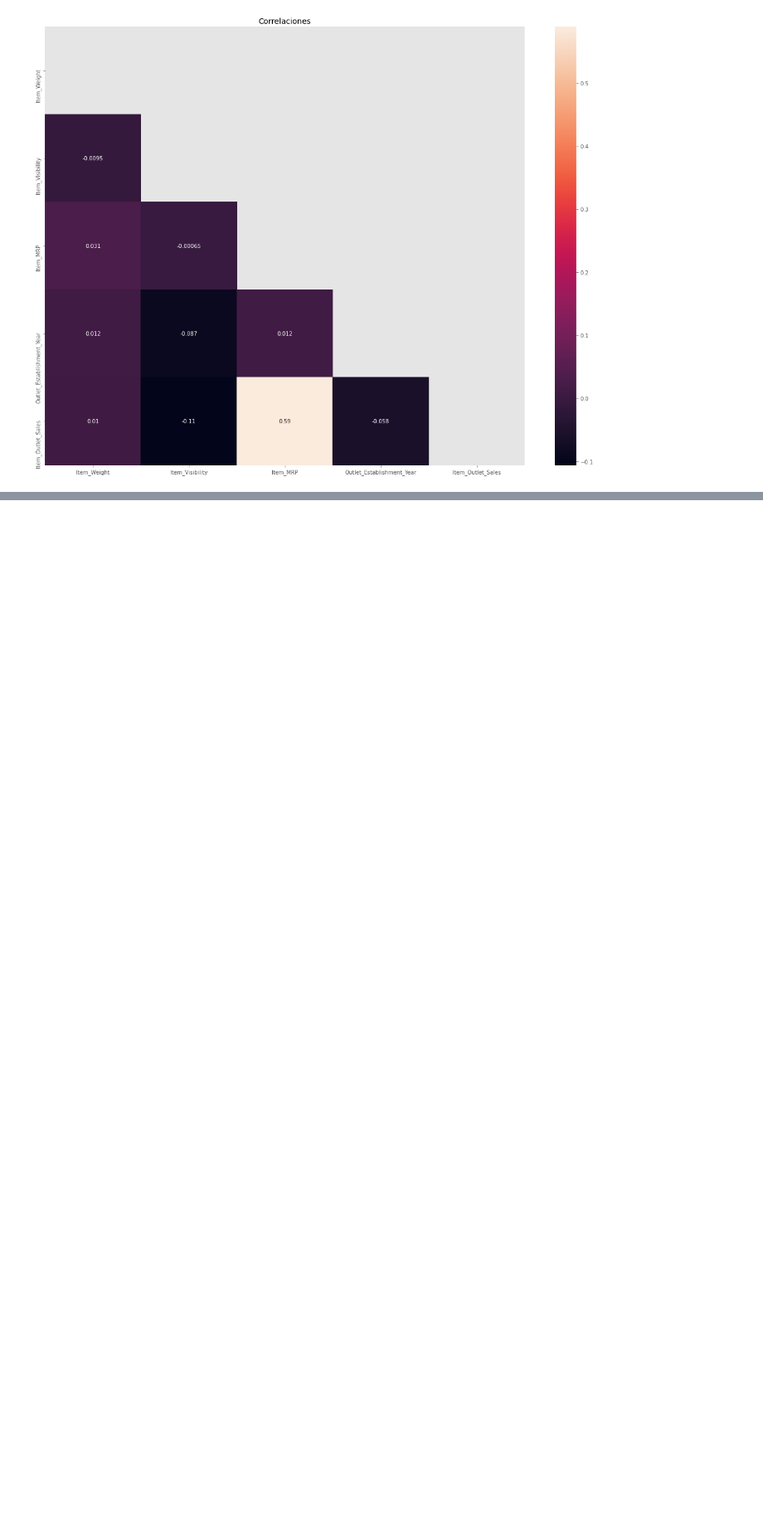
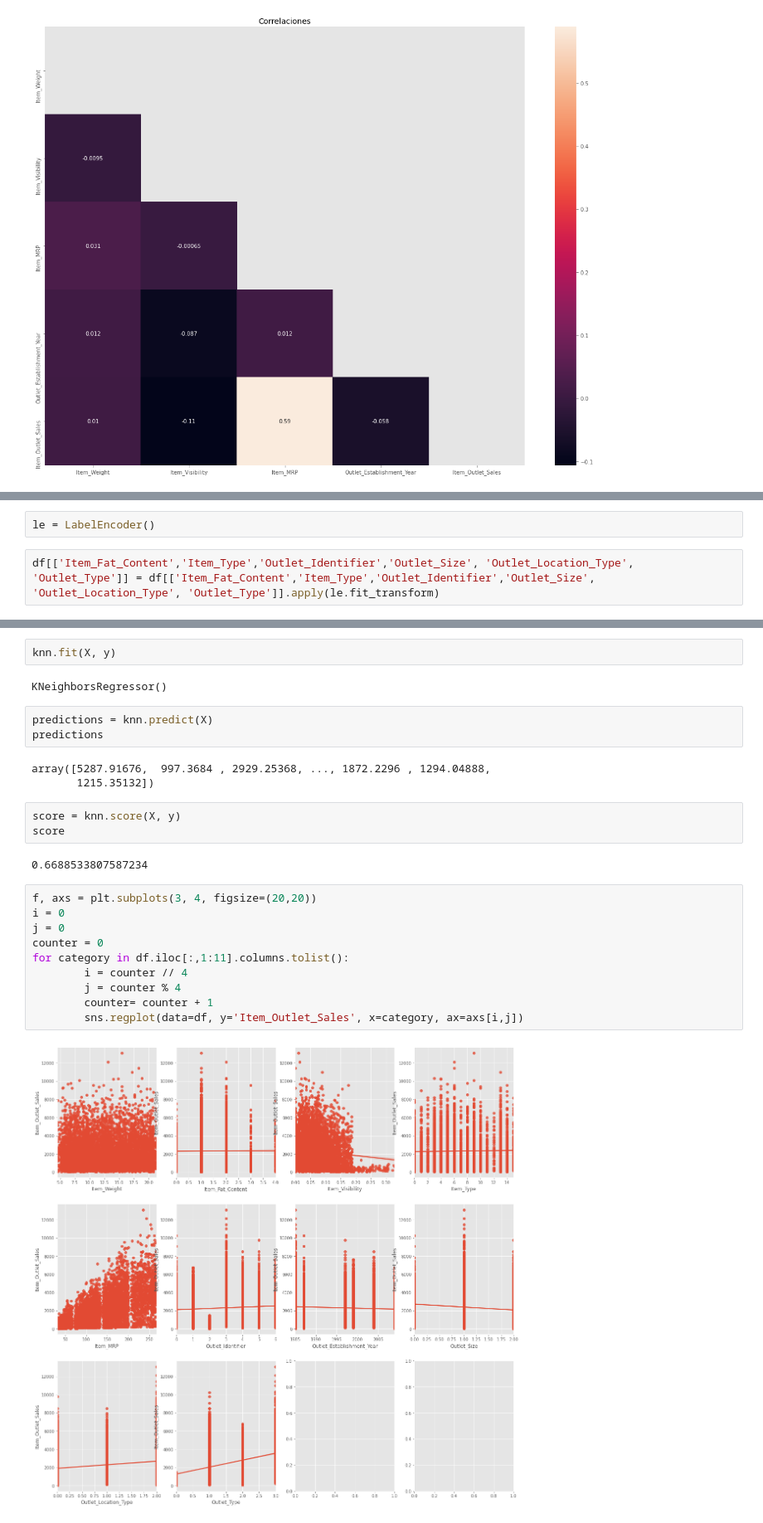
Before and after one commit to Ricardo-Bautista-H/Bigmart-Sales-Predictions, a Jupyter notebook: Predicción_Ventas.ipynb, the cells around one changed output, grey strips where cells are left out. Shown at 83% size. Cells and saved outputs as stored; diff of their text form; blank space fills up the shorter version.

```diff
--- a/Predicción_Ventas.ipynb
+++ b/Predicción_Ventas.ipynb
@@ -301,0 +314,4 @@ plt.show()
+# %%
+le = LabelEncoder()
+# %%
+df[['Item_Fat_Content','Item_Type','Outlet_Identifier','Outlet_Size', 'Outlet_Location_Type', 'Outlet_Type']] = df[['Item_Fat_Content','Item_Type','Outlet_Identifier','Outlet_Size', 'Outlet_Location_Type', 'Outlet_Type']].apply(le.fit_transform)
@@ -301,0 +328,27 @@ plt.show()
+# %%
+knn.fit(X, y)
+# %% [output]
+KNeighborsRegressor()
+# %%
+predictions = knn.predict(X)
+predictions
+# %% [output]
+array([5287.91676,  997.3684 , 2929.25368, ..., 1872.2296 , 1294.04888,
+       1215.35132])
+# %%
+score = knn.score(X, y)
+score
+# %% [output]
+0.6688533807587234
+# %%
+f, axs = plt.subplots(3, 4, figsize=(20,20))
+i = 0
+j = 0
+counter = 0
+for category in df.iloc[:,1:11].columns.tolist():
+        i = counter // 4
+        j = counter % 4
+        counter= counter + 1
+        sns.regplot(data=df, y='Item_Outlet_Sales', x=category, ax=axs[i,j])
+# %% [output]
+[figure, added]
```
Also changed, not shown: parts of 13 cells of this notebook.
